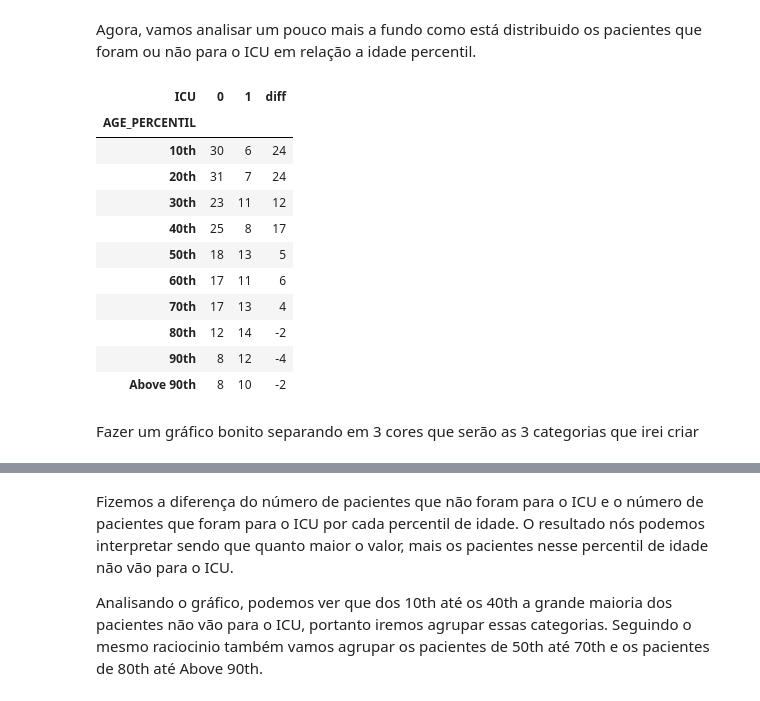
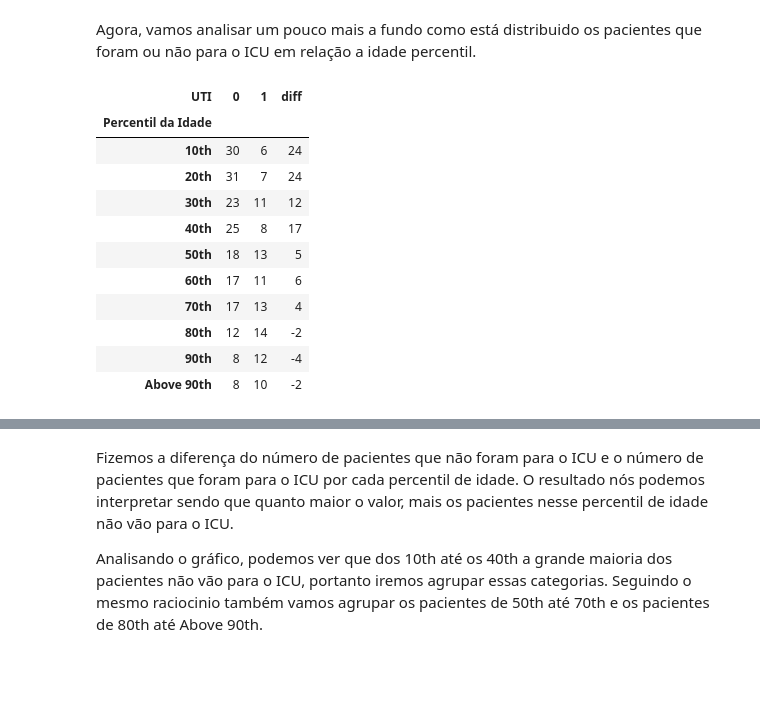
Before and after one commit to rodrigodemend/Diagn-stico-de-Dados-Cl-nicos-com-Machine-Learning, a Jupyter notebook: Notebooks/Modelagem_para_Diagnóstico_de_Dados_Clínicos_com_Machine_Learning_.ipynb, the cells around one changed output, grey strips where cells are left out. Cells and saved outputs as stored; diff of their text form; code cells hidden in the pictures; blank space fills up the shorter version.

```diff
--- a/Notebooks/Modelagem_para_Diagnóstico_de_Dados_Clínicos_com_Machine_Learning_.ipynb
+++ b/Notebooks/Modelagem_para_Diagnóstico_de_Dados_Clínicos_com_Machine_Learning_.ipynb
@@ -236,14 +292,16 @@ pd.DataFrame({"AGE_PERCENTIL": dados['AGE_PERCENTIL'].unique(),
 # %% [markdown]
 Agora, vamos analisar um pouco mais a fundo como está distribuido os pacientes que foram ou não para o ICU em relação a idade percentil.
 # %%
+# Dicionário para melhor visualização dos dados
+dict_grafico_ICU = {0:'Não', 1:'Sim'}
 # Criando uma tabela de frequencia
-freq = pd.crosstab(dados['AGE_PERCENTIL'], dados['ICU'], rownames=['AGE_PERCENTIL'], colnames=['ICU'])
+freq = pd.crosstab(dados['AGE_PERCENTIL'], dados['ICU'], rownames=['Percentil da Idade'], colnames=['UTI'])
 # Criando uma coluna com a diferença entre pacientes que foram e que não foram para ICU
 freq['diff'] = freq[0] - freq[1]
 freq
 # %% [output]
-| ICU | 0 | 1 | diff |
-| AGE_PERCENTIL |  |  |  |
+| UTI | 0 | 1 | diff |
+| Percentil da Idade |  |  |  |
 | 10th | 30 | 6 | 24 |
 | 20th | 31 | 7 | 24 |
 | 30th | 23 | 11 | 12 |
@@ -254,5 +312,3 @@ freq
 | 80th | 12 | 14 | -2 |
 | 90th | 8 | 12 | -4 |
 | Above 90th | 8 | 10 | -2 |
-# %% [markdown]
-Fazer um gráfico bonito separando em 3 cores que serão as 3 categorias que irei criar
```
Also changed, not shown: parts of 144 cells of this notebook.
